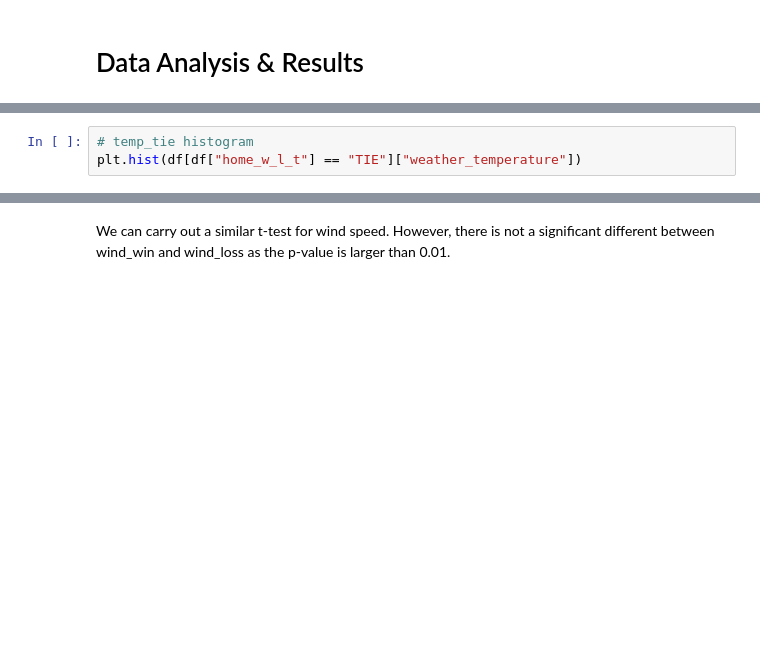
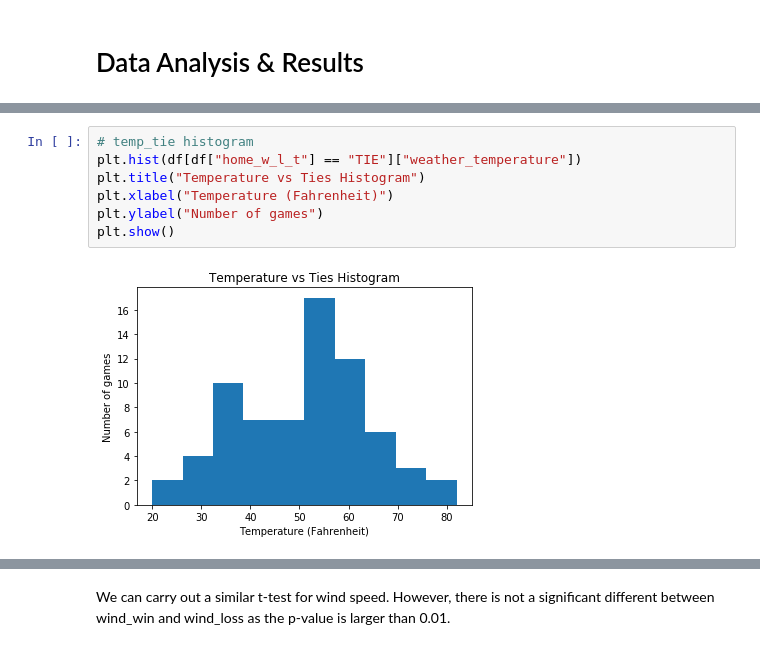
Before and after one commit to apwai/COGS108_Final_Project, a Jupyter notebook: Final-Project.ipynb, the cells around one changed output, grey strips where cells are left out. Saved outputs shown, nothing was run; the diff lists cells and outputs as text; blank space fills up the shorter version.

```diff
--- a/Final-Project.ipynb
+++ b/Final-Project.ipynb
@@ -113,6 +129,12 @@ plt.hist(df[df["home_w_l_t"] == "WIN"]["weather_temperature"])
 # %%
 # temp_tie histogram
 plt.hist(df[df["home_w_l_t"] == "TIE"]["weather_temperature"])
+plt.title("Temperature vs Ties Histogram")
+plt.xlabel("Temperature (Fahrenheit)")
+plt.ylabel("Number of games")
+plt.show()
+# %% [output]
+[figure, added]
 # %%
 # temp_loss histogram
 plt.hist(df[df["home_w_l_t"] == "LOSS"]["weather_temperature"])
```
Also changed, not shown: parts of 46 cells of this notebook, 1 other file.
